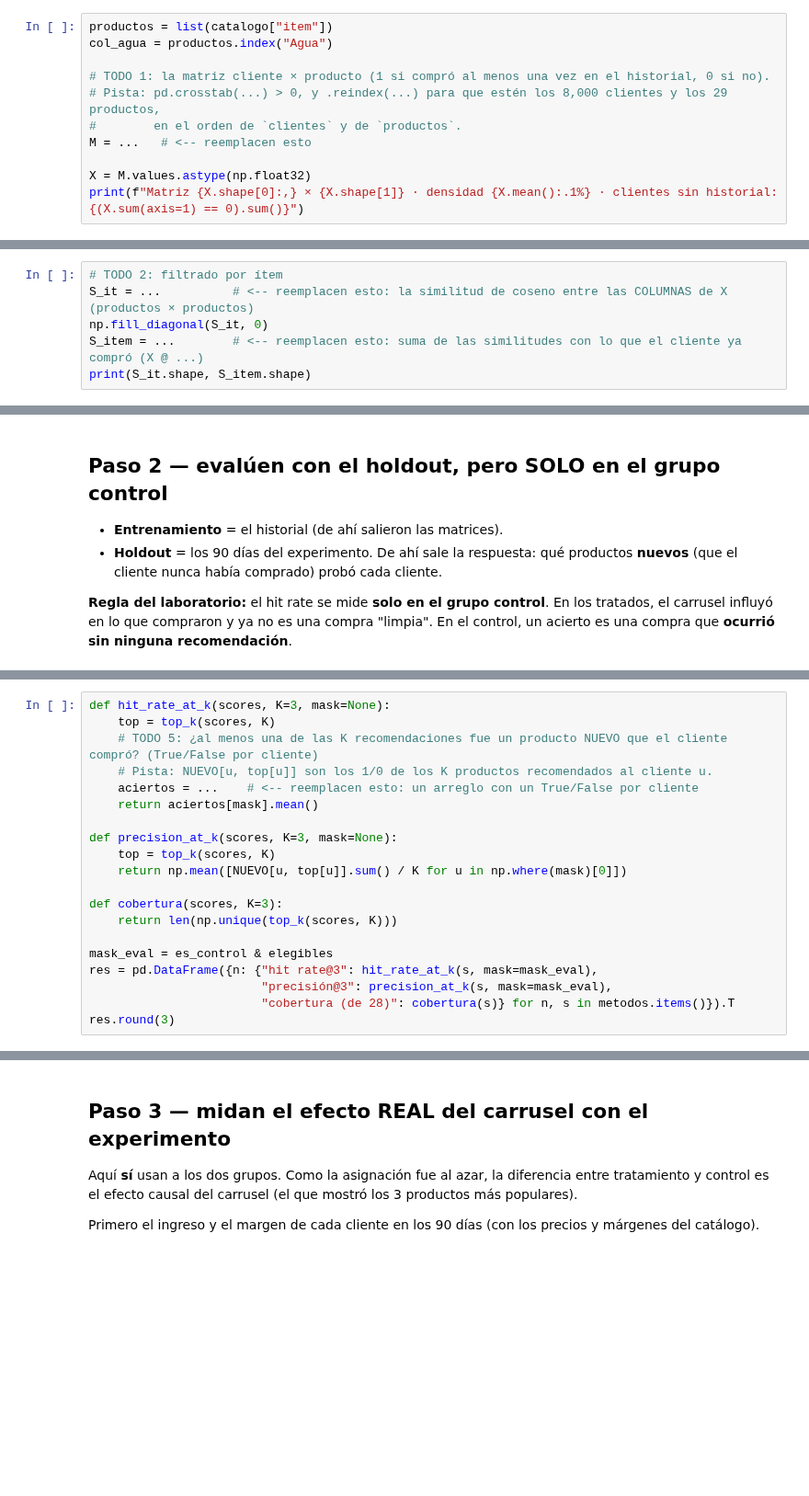
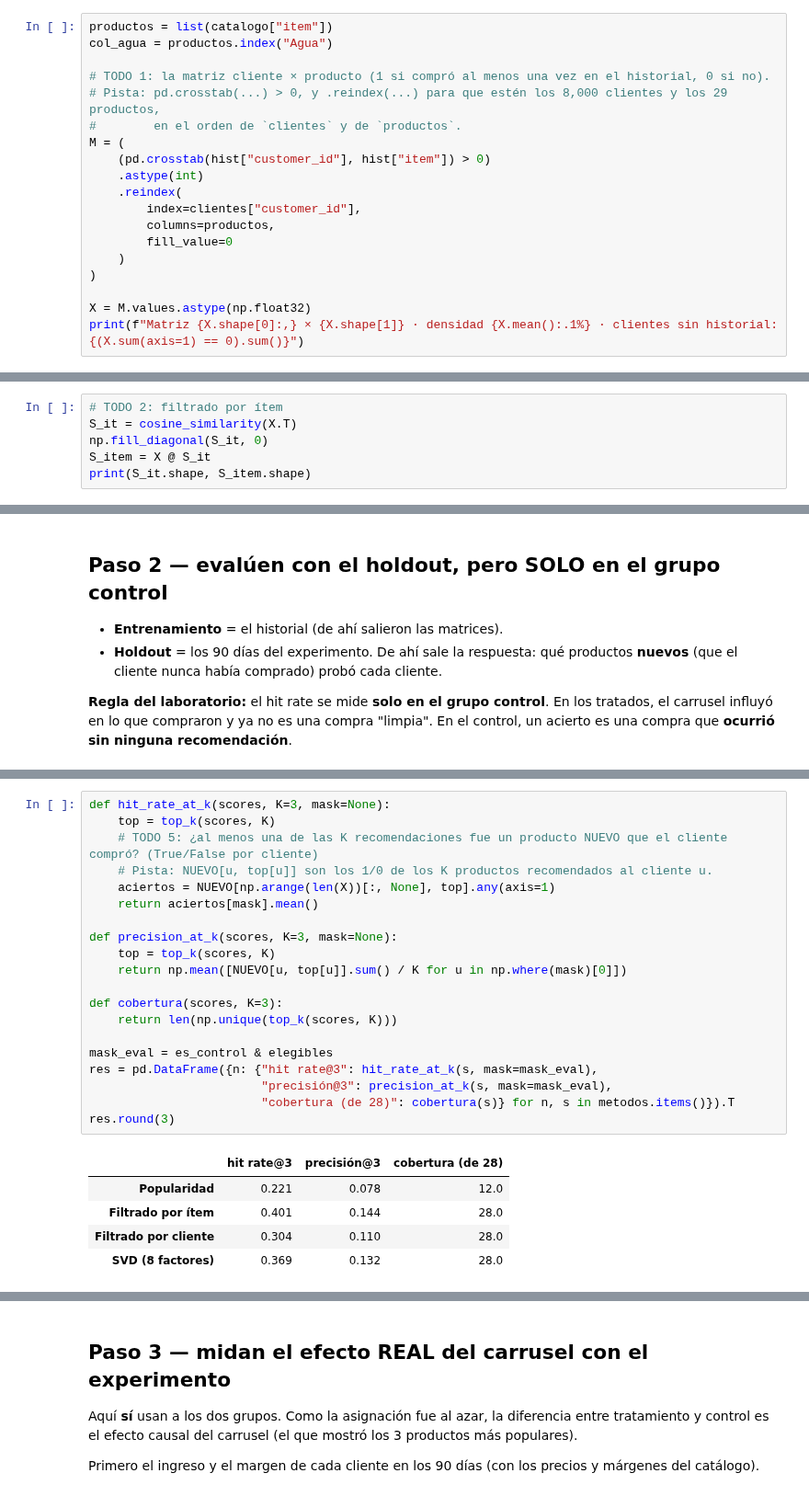
Before and after one commit to Chatocl/marketing-analytics-Carlos-Coronado, a Jupyter notebook: Semana_4/Tarea/laboratorio_recomendacion.ipynb, the cells around one changed output, grey strips where cells are left out. Shown at 92% size. Cells and saved outputs as stored; diff of their text form; blank space fills up the shorter version.

```diff
--- a/Semana_4/Tarea/laboratorio_recomendacion.ipynb
+++ b/Semana_4/Tarea/laboratorio_recomendacion.ipynb
@@ -62,7 +71,15 @@ col_agua = productos.index("Agua")
 # TODO 1: la matriz cliente × producto (1 si compró al menos una vez en el historial, 0 si no).
 # Pista: pd.crosstab(...) > 0, y .reindex(...) para que estén los 8,000 clientes y los 29 productos,
 #        en el orden de `clientes` y de `productos`.
-M = ...   # <-- reemplacen esto
+M = (
+    (pd.crosstab(hist["customer_id"], hist["item"]) > 0)
+    .astype(int)
+    .reindex(
+        index=clientes["customer_id"],
+        columns=productos,
+        fill_value=0
+    )
+)
 
 X = M.values.astype(np.float32)
 print(f"Matriz {X.shape[0]:,} × {X.shape[1]} · densidad {X.mean():.1%} · clientes sin historial: {(X.sum(axis=1) == 0).sum()}")
@@ -83,7 +102,7 @@ tabla de similitudes **una sola vez**, y el puntaje de cada cliente es la **suma
 candidato con lo que el cliente ya compró.
 # %%
 # TODO 2: filtrado por ítem
-S_it = ...          # <-- reemplacen esto: la similitud de coseno entre las COLUMNAS de X  (productos × productos)
+S_it = cosine_similarity(X.T)
 np.fill_diagonal(S_it, 0)
-S_item = ...        # <-- reemplacen esto: suma de las similitudes con lo que el cliente ya compró (X @ ...)
+S_item = X @ S_it
 print(S_it.shape, S_item.shape)
@@ -138,23 +171,29 @@ print(f"  tratamiento  : {(elegibles & ~es_control).sum():,} de {(~es_control).s
 # %%
 def hit_rate_at_k(scores, K=3, mask=None):
     top = top_k(scores, K)
     # TODO 5: ¿al menos una de las K recomendaciones fue un producto NUEVO que el cliente compró? (True/False por cliente)
     # Pista: NUEVO[u, top[u]] son los 1/0 de los K productos recomendados al cliente u.
-    aciertos = ...    # <-- reemplacen esto: un arreglo con un True/False por cliente
+    aciertos = NUEVO[np.arange(len(X))[:, None], top].any(axis=1)
     return aciertos[mask].mean()
 
 def precision_at_k(scores, K=3, mask=None):
     top = top_k(scores, K)
     return np.mean([NUEVO[u, top[u]].sum() / K for u in np.where(mask)[0]])
 
 def cobertura(scores, K=3):
     return len(np.unique(top_k(scores, K)))
 
 mask_eval = es_control & elegibles
 res = pd.DataFrame({n: {"hit rate@3": hit_rate_at_k(s, mask=mask_eval),
                         "precisión@3": precision_at_k(s, mask=mask_eval),
                         "cobertura (de 28)": cobertura(s)} for n, s in metodos.items()}).T
 res.round(3)
+# %% [output]
+|  | hit rate@3 | precisión@3 | cobertura (de 28) |
+| Popularidad | 0.221 | 0.078 | 12.0 |
+| Filtrado por ítem | 0.401 | 0.144 | 28.0 |
+| Filtrado por cliente | 0.304 | 0.110 | 28.0 |
+| SVD (8 factores) | 0.369 | 0.132 | 28.0 |
 # %%
 fig, ax = plt.subplots(1, 2, figsize=(10, 3.8))
 colores = [GRIS, VERDE, VERDE, NARANJA]
```
Also changed, not shown: parts of 20 cells of this notebook.
